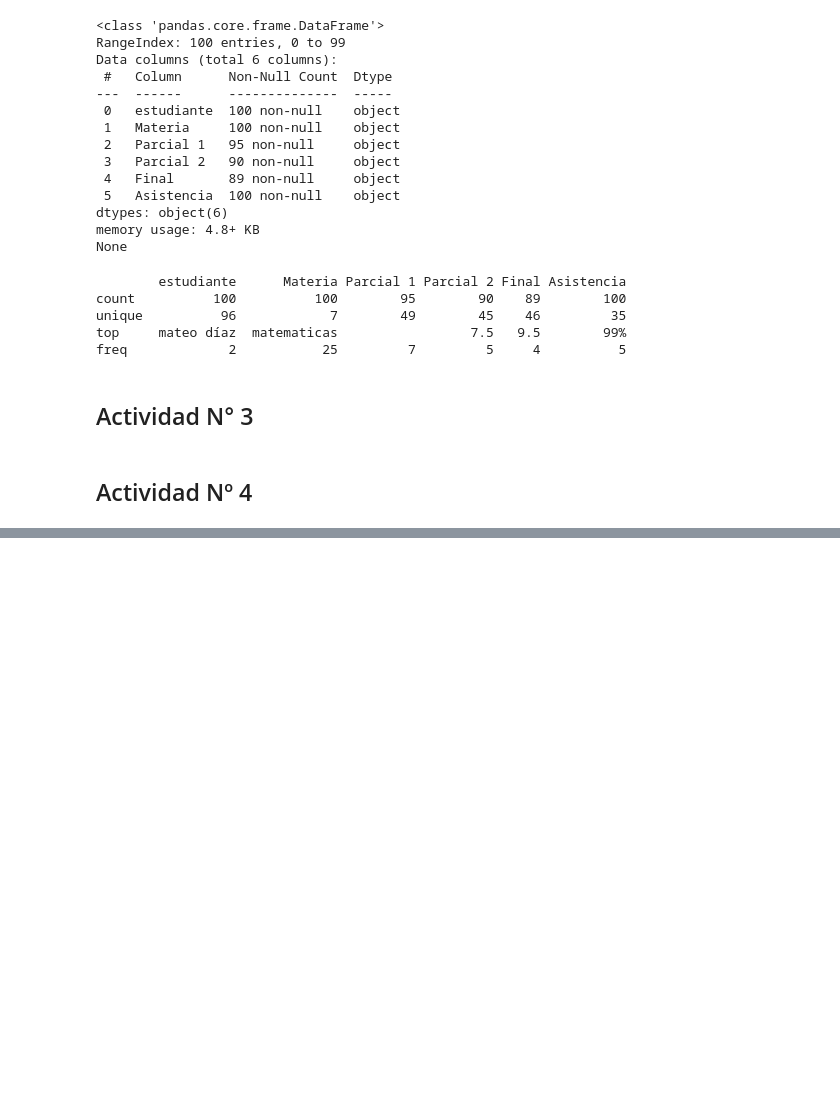
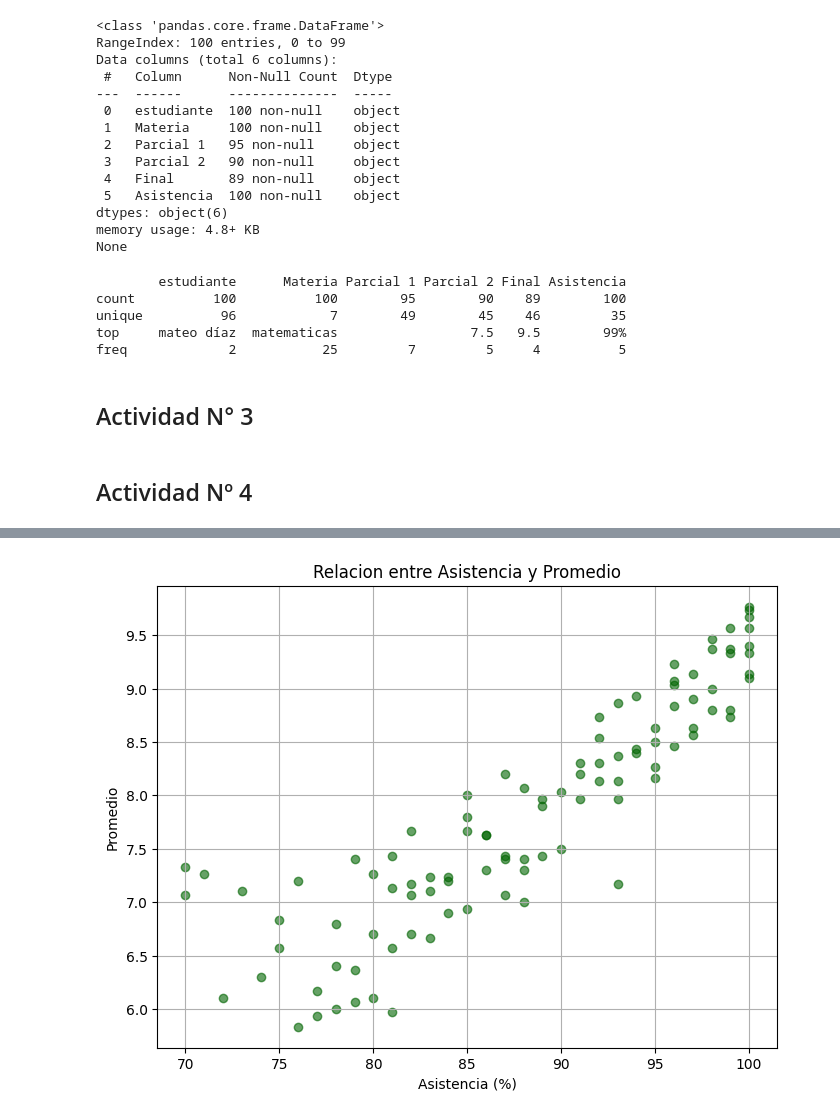
Before and after one commit to CristianSerrano25/tlp3_modelo_examen_parcial_serrano_cristian, a Jupyter notebook: main.ipynb, the cells around one changed output, grey strips where cells are left out. Drawn from its saved outputs; the diff is of its cells as text; code cells hidden in the pictures; blank space fills up the shorter version.

```diff
--- a/main.ipynb
+++ b/main.ipynb
@@ -147,0 +196,11 @@ max      9.900000    9.900000    9.900000  100.000000
+# %%
+# El grafico de dispersión muestra la relación entre las calificaciones y la asistencia.
+plt.figure(figsize=(8,6))
+plt.scatter(df["Asistencia"], df["Promedio"], color="darkgreen", alpha=0.6)
+plt.title("Relacion entre Asistencia y Promedio")
+plt.xlabel("Asistencia (%)")
+plt.ylabel("Promedio")
+plt.grid(True)
+plt.show() # Muestra el grafico de dispersión entre la asistencia y el promedio de los estudiantes.
+# %% [output]
+[figure, added]
```
Also changed, not shown: parts of 10 cells of this notebook, 1 other file.
